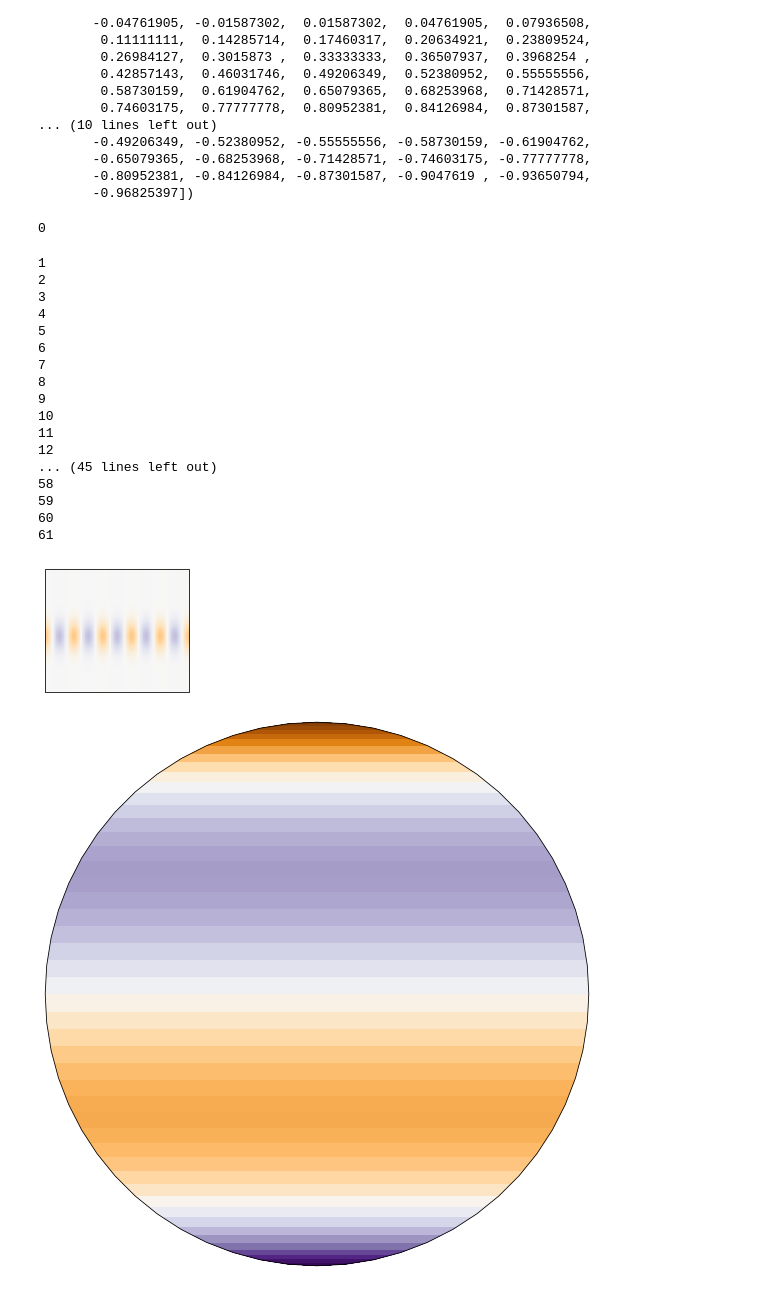
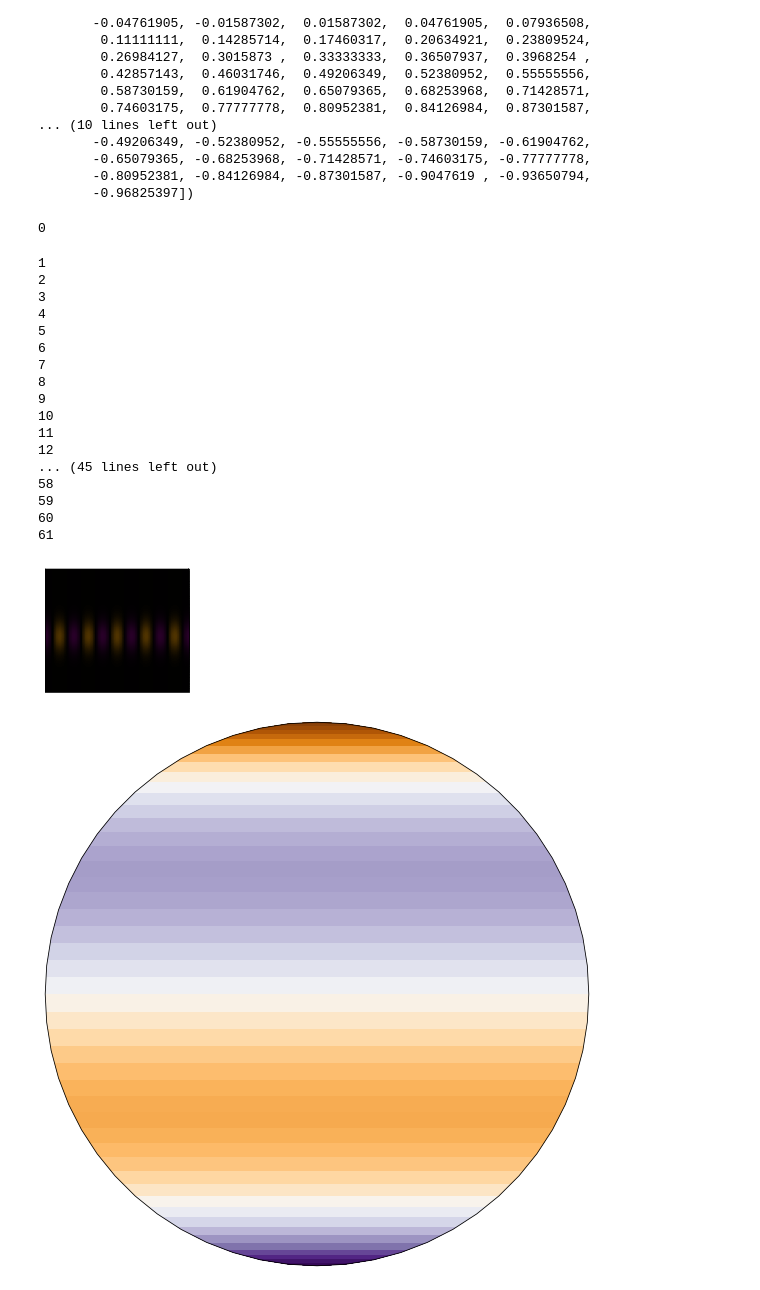
Before and after one commit to earlbellinger/sph, a Jupyter notebook: sph.ipynb, the cells around one changed output. Drawn from its saved outputs; the diff is of its cells as text; code cells hidden in the pictures.

Commit message:
black background

```diff
--- a/sph.ipynb
+++ b/sph.ipynb
@@ -42,7 +42,7 @@ def init():
     return
 
 def animate(i):
-    drm = np.transpose(np.real(d*np.exp(-1.j*(2.*np.pi*float(i) / np.float(nframes)))))
+    drm = np.transpose(np.real(d*np.exp(-1.j*(2.*np.pi*float(i) / float(nframes)))))
     ax.clear()
     ax.pcolormesh(lon*180/np.pi, lat*180/np.pi, drm,
          transform=ccrs.PlateCarree(), cmap='PuOr', vmin=-vlim, vmax=vlim)
@@ -60,3 +60,27 @@ anim.save('l4m3.gif', dpi=200, fps=1/interval, writer='imagemagick')
 Deprecated in NumPy 1.20; for more details and guidance: https://numpy.org/devdocs/release/1.20.0-notes.html#deprecations
   np.float(nframes)))))
 [figure]
+# %%
+plt.rcParams['axes.facecolor'] = 'black'
+nframes = 32
+seconds = 2.
+interval = seconds/nframes
+
+def init():
+    return
+
+def animate(i):
+    drm = np.transpose(np.real(d*np.exp(-1.j*(2.*np.pi*float(i) / float(nframes)))))
+    ax.clear()
+    ax.pcolormesh(lon*180/np.pi, lat*180/np.pi, drm,
+         transform=ccrs.PlateCarree(), cmap='PuOr', vmin=-vlim, vmax=vlim)
+    ax.autoscale_view()
+    return
+
+#Animate it and save!
+fig = plt.figure(figsize=(2, 2), tight_layout = {'pad': 0})
+ax = plt.subplot(projection=plotcrs)
+anim = animation.FuncAnimation(fig, animate, init_func=init,
+                               frames=nframes, interval=interval,
+                               blit=False)
+anim.save('l4m3-black.gif', dpi=200, fps=1/interval, writer='imagemagick')
@@ -63,3 +91,5 @@ Deprecated in NumPy 1.20; for more details and guidance: https://numpy.org/devdo
+# %%
+plt.rcParams['axes.facecolor'] = 'white'
 # %%
 np.concatenate((np.linspace(-1, 1, 64)[:-1], np.linspace(1, -1, 64)[:-1]))
 # %% [output]
@@ -90,38 +120,41 @@ nframes = len(factors) #32
 seconds = 8
 interval = seconds/nframes
 
+#norm = plt.Normalize(-2,2)
+cmap = mpl.colors.LinearSegmentedColormap.from_list("", ["purple", "black", "orange"])
+
 def animate(i):
     print(i)
     drm = np.transpose(np.real(d)) * factors[i]
     ax.clear()
     ax.pcolormesh(lon*180/np.pi, lat*180/np.pi, drm,
-         transform=ccrs.PlateCarree(), cmap='PuOr', vmin=-vlim*3, vmax=vlim*3)
+         transform=ccrs.PlateCarree(), cmap=cmap, vmin=-vlim*3, vmax=vlim*3)
     ax.autoscale_view()
     return
 
 fig = plt.figure(figsize=(2, 2), tight_layout = {'pad': 0})
 ax = plt.subplot(projection=plotcrs)
 anim = animation.FuncAnimation(fig, animate, init_func=init,
                                frames=nframes, interval=interval,
                                blit=False)
-anim.save('l4m3-osc.gif', dpi=400, fps=1/interval, writer='imagemagick')
+anim.save('l4m3-osc-black.gif', dpi=400, fps=1/interval, writer='imagemagick')
 # %% [output]
 0
 1
 2
 3
 4
 5
 6
 7
 8
 9
 10
 11
 12
 ... (45 lines left out)
 58
 59
 60
 61
-[figure, old version]
+[figure, new version]
```
Also changed, not shown: parts of 2 cells of this notebook.
